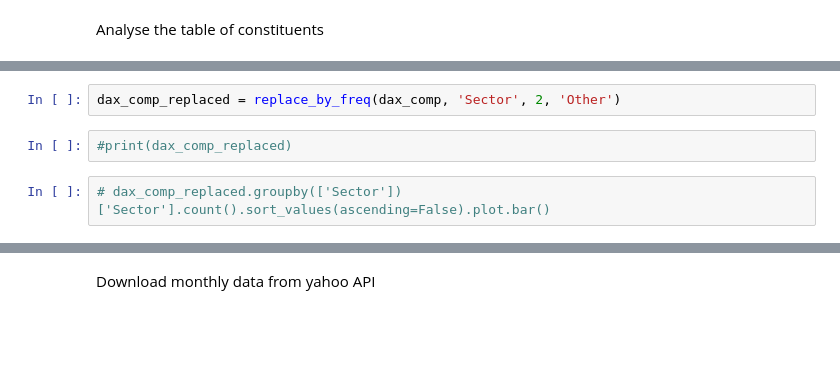
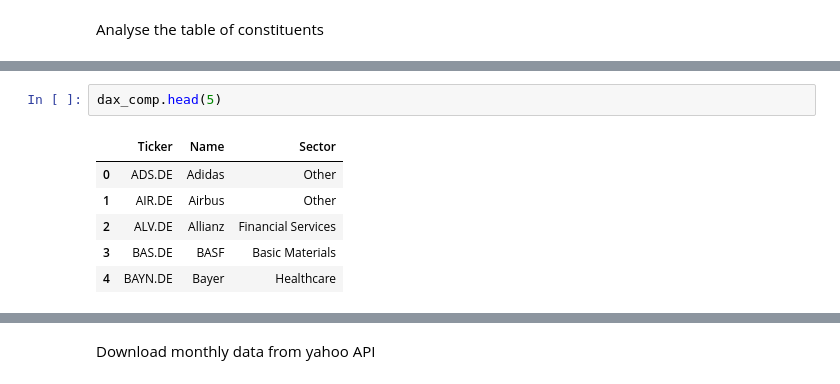
Before and after one commit to matkonar/portfolio-evaluation-and-visualisation, a Jupyter notebook: dax_mvp_project.ipynb, the cells around one changed output, grey strips where cells are left out. Saved outputs shown, nothing was run; the diff lists cells and outputs as text; blank space fills up the shorter version.

```diff
--- a/dax_mvp_project.ipynb
+++ b/dax_mvp_project.ipynb
@@ -90,6 +103,9 @@ def replace_by_freq(dataframe, column_name, threshold, new_value):
-# %%
-dax_comp_replaced = replace_by_freq(dax_comp, 'Sector', 2, 'Other')
-# %%
-#print(dax_comp_replaced)
-# %%
-# dax_comp_replaced.groupby(['Sector'])['Sector'].count().sort_values(ascending=False).plot.bar()
+# %%
+dax_comp.head(5)
+# %% [output]
+|  | Ticker | Name | Sector |
+| 0 | ADS.DE | Adidas | Other |
+| 1 | AIR.DE | Airbus | Other |
+| 2 | ALV.DE | Allianz | Financial Services |
+| 3 | BAS.DE | BASF | Basic Materials |
+| 4 | BAYN.DE | Bayer | Healthcare |
```
Also changed, not shown: parts of 25 cells of this notebook, 1 other file.
